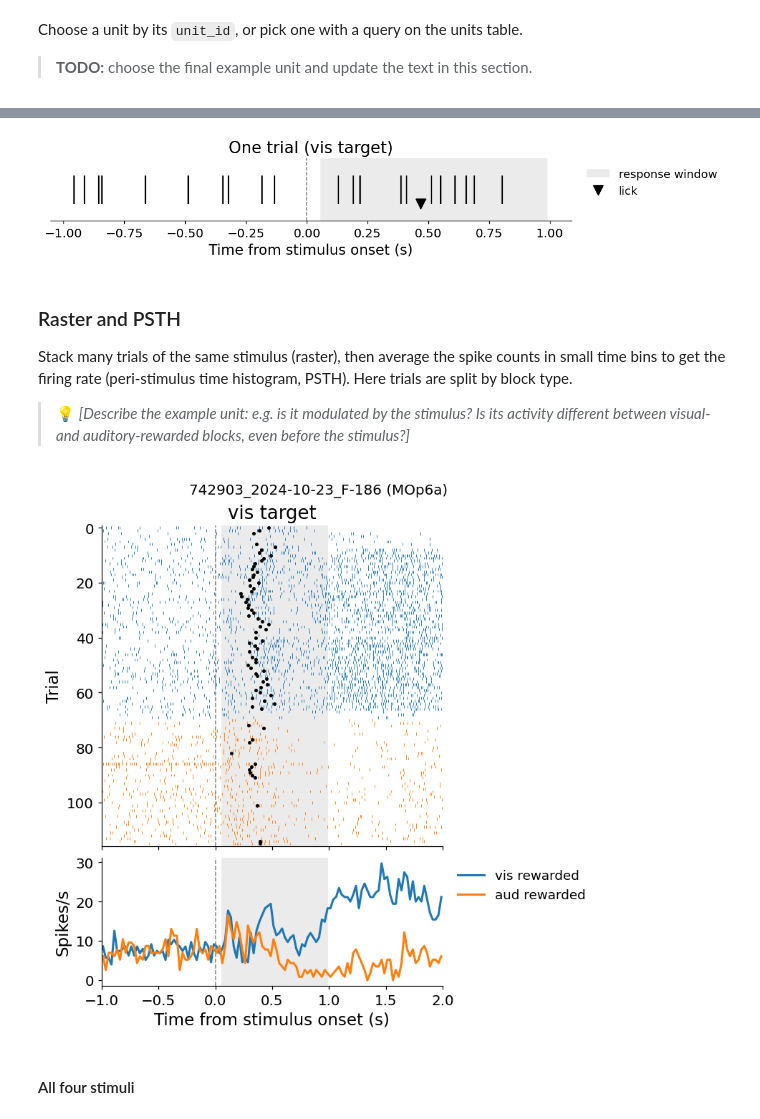
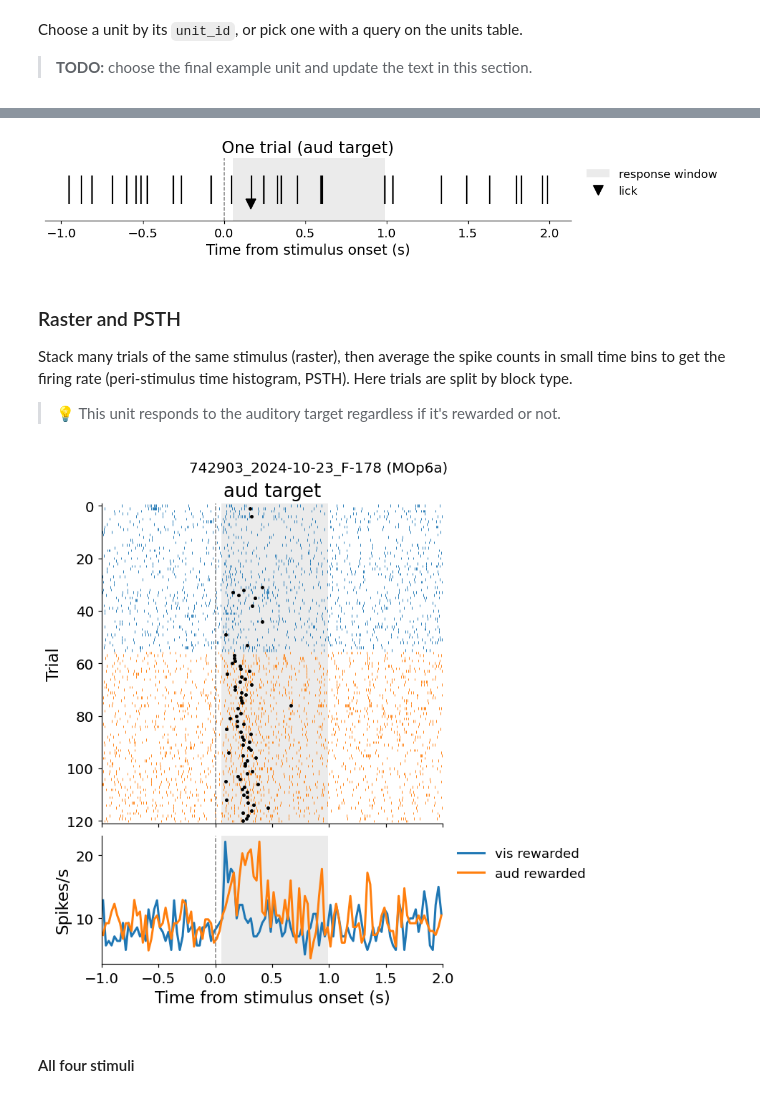
Before and after one commit to AllenNeuralDynamics/conect-dev-capsule, a Jupyter notebook: code/revised_tutorial.ipynb, the cells around one changed output, grey strips where cells are left out. Saved outputs shown, nothing was run; the diff lists cells and outputs as text; code cells hidden in the pictures.

```diff
--- a/code/sfn-tutorial-revised.ipynb
+++ b/code/revised_tutorial.ipynb
@@ -97,9 +95,10 @@ nwb_paths[:3]
 ### Opening an NWB file
 <img src="images/nwb-file.png" style="max-width: 400px; height: auto;">
 # %%
-SESSION = "ecephys_742903_2024-10-23_14-12-23_nwb_2026-08-04_15-14-57/742903_2024-10-23.nwb.zarr"
+session_folder = metadata.query("subject_id == 742903 and session_date == '2024-10-23'")["name"].values[0]
 
-nwb = pynwb.read_nwb(DATA_DIR / "dynamicrouting_datacube" / SESSION)
+nwb_path = next((DATA_DIR / "dynamicrouting_datacube" / session_folder).glob("*.nwb.zarr"))
+nwb = pynwb.read_nwb(nwb_path)
 nwb.session_description
 # %% [output]
 'ecephys session (day 3) with behavioral task data (day 47) and video recording of behavior'
@@ -153,9 +152,9 @@ epochs
 # %%
 fig, ax = plt.subplots(figsize=(11, 2.2))
 for color, (name, group) in zip(plt.cm.tab10.colors, epochs.groupby("script_name", sort=False)):
-    spans = list(zip(group.start_time / 60, (group.stop_time - group.start_time) / 60))
+    spans = list(zip(group.start_time, (group.stop_time - group.start_time)))
     ax.broken_barh(spans, (0, 1), color=color, label=name)
-ax.set(yticks=[], xlabel="Time in session (min)", title="Epochs")
+ax.set(yticks=[], xlabel="Time in session (s)", title="Epochs")
 ax.spines["left"].set_visible(False)
 add_legend(ax, context=False)
 # %% [output]
@@ -468,7 +464,8 @@ Let's load the units dataframe without the unnecessary columns:
 
 </details>
 # %%
-units = nwb.units.to_dataframe(exclude={"spike_amplitudes", "waveform_mean", "waveform_sd"})
+# Load units table, excluding large arrays to save memory and speed
+units = nwb.units.to_dataframe(exclude={"spike_amplitudes", "waveform_mean", "waveform_sd", "electrode_group"})
 units[["unit_id", "structure", "location", "firing_rate", "num_spikes", "is_qc_pass"]].head()
 # %% [output]
 |  | unit_id | structure | location | firing_rate | num_spikes | is_qc_pass |
@@ -539,10 +551,10 @@ Choose a unit by its `unit_id`, or pick one with a query on the units table.
 
 > **TODO:** choose the final example unit and update the text in this section.
 # %%
-# UNIT_ID = "742903_2024-10-23_C-11"
+UNIT_ID = "742903_2024-10-23_F-178"
 
 # or pick a random unit that passes QC in an area of interest:
-UNIT_ID = units.query("is_qc_pass and structure == 'MOp' and firing_rate > 5").sample(1).unit_id.iloc[0]
+# UNIT_ID = units.query("is_qc_pass and structure == 'MOp' and firing_rate > 5").sample(1).unit_id.iloc[0]
 
 unit = units.set_index("unit_id").loc[UNIT_ID]
 spike_times = np.asarray(unit.spike_times)   # seconds, sorted
@@ -566,5 +575,5 @@ trial's stimulus onset and subtract the onset time.
 # %%
-trial = trials.query("stim_name == 'vis1' and is_hit").iloc[0]
+trial = trials.query("stim_name == 'sound1' and is_hit").iloc[0]
 onset = trial.stim_start_time
 spikes_in_trial = spike_times[(spike_times > onset - 1) & (spike_times < onset + 2)] - onset
 
@@ -578,18 +587,17 @@ ax.axvspan(*response_window, color="0.92", lw=0, label="response window")
 ax.eventplot(spikes_in_trial, colors="black", linelengths=0.8, linewidths=1.5)
 ax.axvline(0, color="0.5", ls="--", lw=1)
 ax.plot(trial.response_time - onset, 0.6, "v", color="black", ms=10, label="lick")
-ax.set(yticks=[], xlabel="Time from stimulus onset (s)", title=f"One trial ({STIM_LABELS['vis1']})")
+ax.set(yticks=[], xlabel="Time from stimulus onset (s)", title=f"One trial ({STIM_LABELS['sound1']})")
 ax.spines["left"].set_visible(False)
 add_legend(ax, context=False)
 # %% [output]
-[figure, old version]
+[figure, new version]
 # %% [markdown]
 ### Raster and PSTH
 Stack many trials of the same stimulus (raster), then average the spike counts in small time bins
 to get the firing rate (peri-stimulus time histogram, PSTH). Here trials are split by block type.
 
-> 💡 _[Describe the example unit: e.g. is it modulated by the stimulus? Is its activity different
-> between visual- and auditory-rewarded blocks, even before the stimulus?]_
+> 💡 This unit responds to the auditory target regardless if it's rewarded or not.
 # %%
 def align_spikes(spike_times, event_times, window):
     """List of spike-time arrays, one per event, relative to the event time."""
@@ -598,35 +606,35 @@ def align_spikes(spike_times, event_times, window):
     return [spike_times[a:b] - t for a, b, t in zip(starts, stops, event_times)]
 
 
 def plot_raster_psth(ax_raster, ax_psth, spike_times, trials, stim_name, window=(-1, 2), bin_size=0.025):
     bins = np.arange(window[0], window[1] + bin_size, bin_size)
     first_row = 0
     for modality, color in CONTEXT_COLORS.items():
         context_trials = trials.query("stim_name == @stim_name and rewarded_modality == @modality")
         if context_trials.empty:
             continue
         aligned = align_spikes(spike_times, context_trials.stim_start_time.to_numpy(), window)
         rows = first_row + np.arange(len(aligned))
         ax_raster.eventplot(aligned, lineoffsets=rows, linelengths=1, linewidths=0.6, colors=color)
         ax_raster.scatter(context_trials.response_time - context_trials.stim_start_time, rows,
                           s=5, color="black", zorder=3)   # first lick (if any)
         rate = sum(np.histogram(s, bins)[0] for s in aligned) / len(aligned) / bin_size
         ax_psth.plot(bins[:-1] + bin_size / 2, rate, color=color, label=f"{modality} rewarded")
         first_row += len(aligned)
 
     for ax in (ax_raster, ax_psth):
         ax.axvspan(*response_window, color="0.92", lw=0, zorder=-1)
         ax.axvline(0, color="0.5", ls="--", lw=1)
     ax_raster.set(xlim=window, ylim=(first_row, -1), ylabel="Trial", title=STIM_LABELS.get(stim_name, stim_name))
     ax_psth.set(xlabel="Time from stimulus onset (s)", ylabel="Spikes/s")
 
 
 fig, (ax_raster, ax_psth) = plt.subplots(2, 1, figsize=(7, 7), sharex=True, height_ratios=[3, 1.2])
-plot_raster_psth(ax_raster, ax_psth, spike_times, trials, "vis1")
+plot_raster_psth(ax_raster, ax_psth, spike_times, trials, "sound1")
 fig.suptitle(f"{UNIT_ID} ({unit.location})", fontsize=13)
 add_legend(ax_psth, context=False)
 # %% [output]
-[figure, old version]
+[figure, new version]
 # %% [markdown]
 #### All four stimuli
 # %%
```
Also changed, not shown: parts of 10 cells of this notebook, 15 other files.
